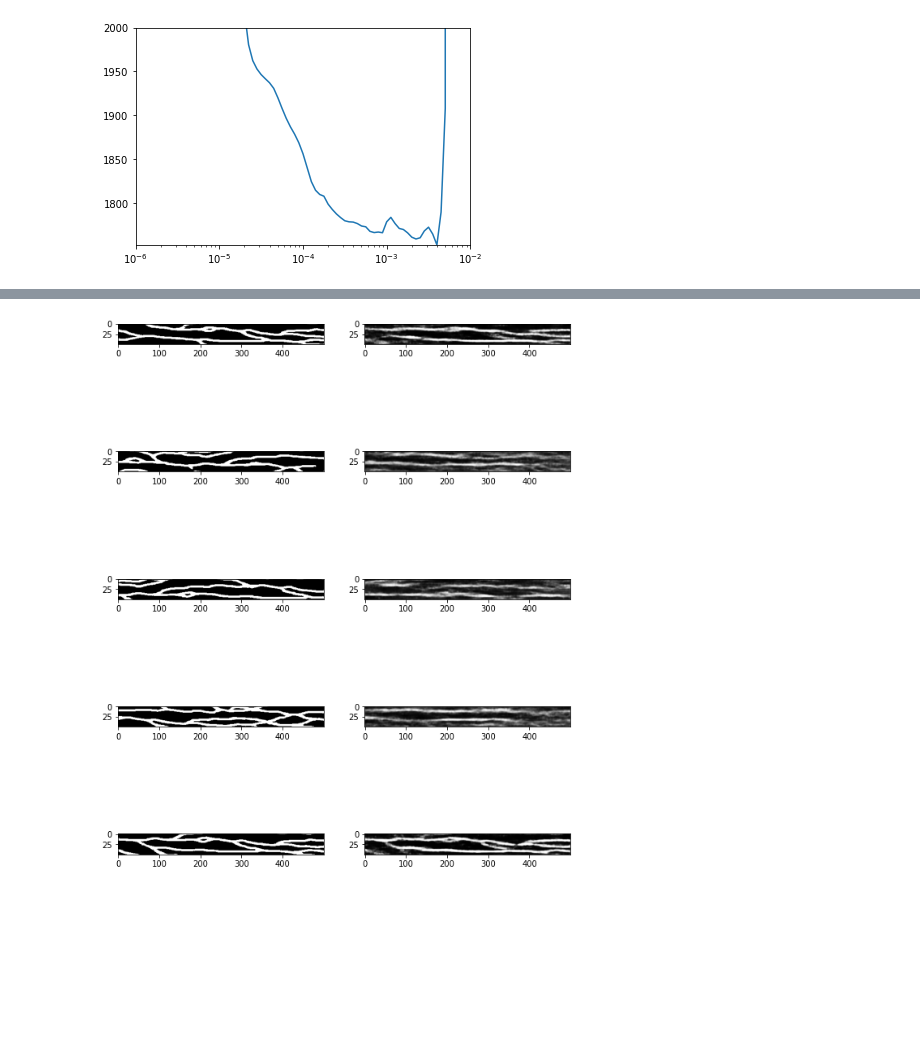
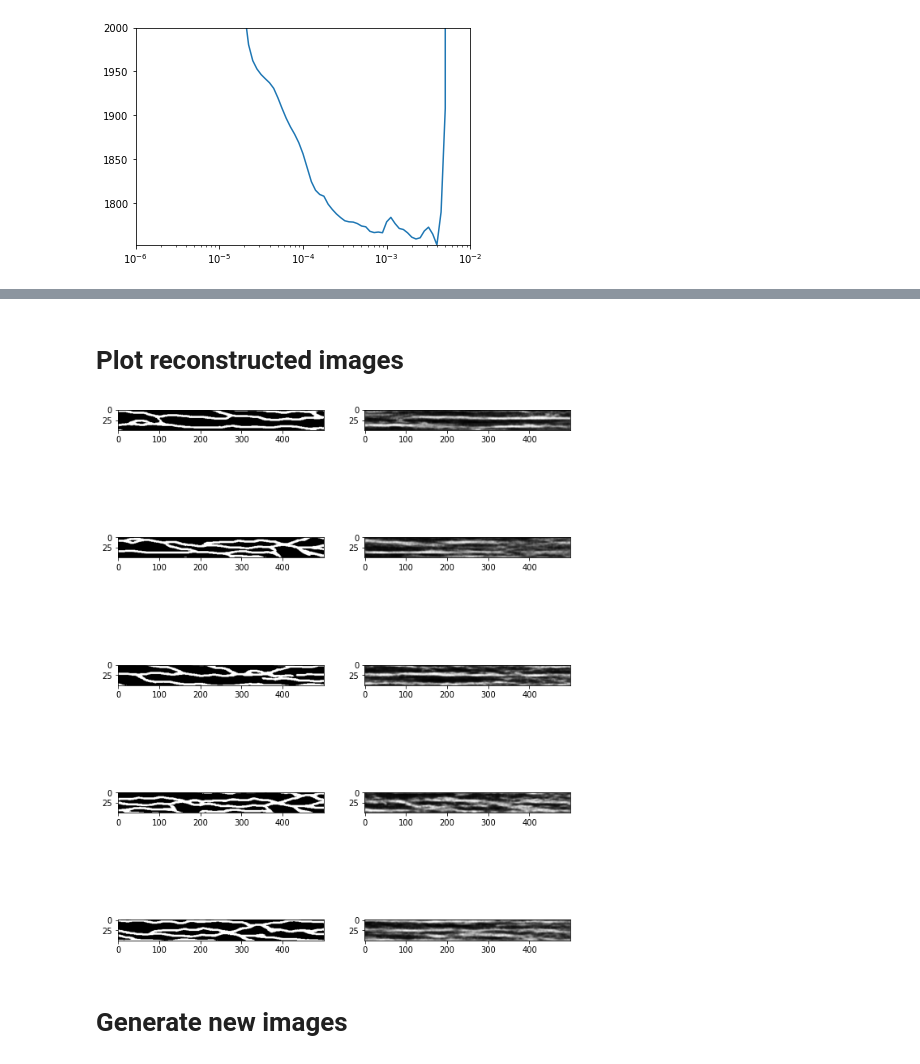
Before and after one commit to lamd91/VAE_DA, a Jupyter notebook: VAE_MPS_TPUStrategy.ipynb, the cells around one changed output, grey strips where cells are left out. Saved outputs shown, nothing was run; the diff lists cells and outputs as text; code cells hidden in the pictures; blank space fills up the shorter version.

```diff
--- a/VAE_MPS_TPUStrategy.ipynb
+++ b/VAE_MPS_TPUStrategy.ipynb
@@ -613,8 +634,11 @@ new_vae.fit(x=train_dataset, epochs=EPOCHS, batch_size=BATCH_SIZE, verbose=1, va
 # %%
 # Resume training using augmented dataset
 new_vae.fit(train_generator, epochs=1000, verbose=1, callbacks=[cp_callback, CustomCallback()])
-# %%
-# Show reconstructed images
-show_original_reconstructed_images(vae, train_dataset)
-# %% [output]
-[figure, removed]
+# %% [markdown]
+# Plot reconstructed images
+# %%
+show_original_reconstructed_images(vae, val_dataset)
+# %% [output]
+[figure, added]
+# %% [markdown]
+# Generate new images
```
Also changed, not shown: parts of 22 cells of this notebook.
